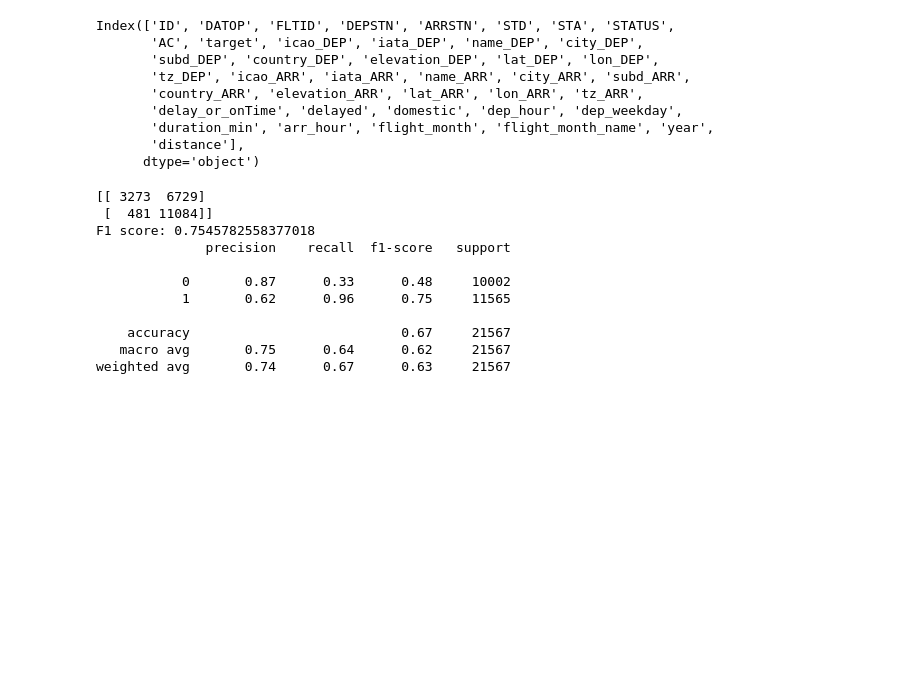
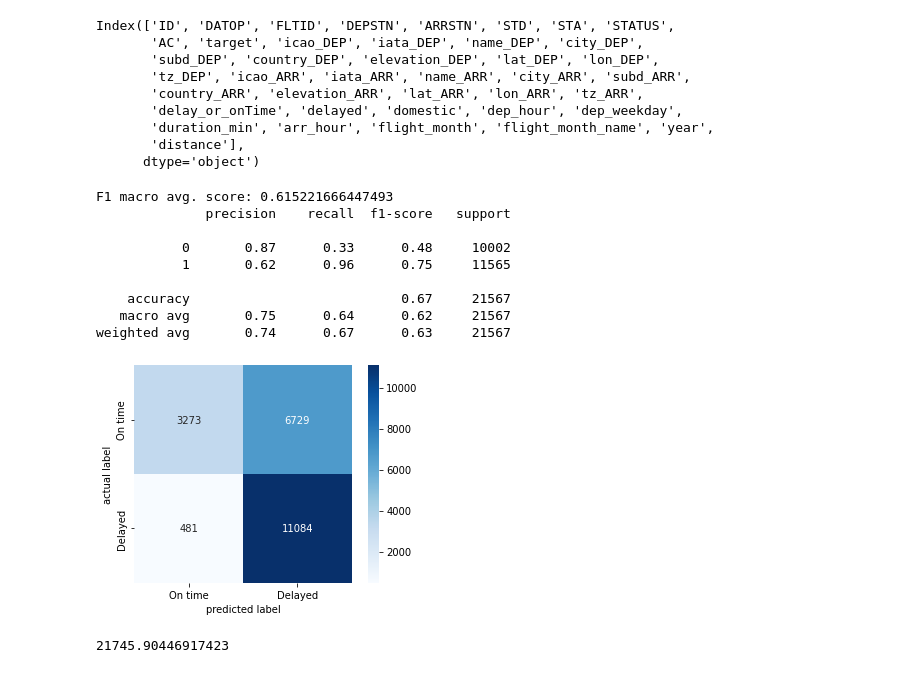
Before and after one commit to MalinSoetbeer/flight_delayed_challenge, a Jupyter notebook: modeling_malte.ipynb, the cells around one changed output. Saved outputs shown, nothing was run; the diff lists cells and outputs as text; code cells hidden in the pictures; blank space fills up the shorter version.

```diff
--- a/modeling_malte.ipynb
+++ b/modeling_malte.ipynb
@@ -45,8 +45,8 @@ Index(['ID', 'DATOP', 'FLTID', 'DEPSTN', 'ARRSTN', 'STD', 'STA', 'STATUS',
        'distance'],
       dtype='object')
 # %%
-# List of dropping feature
-drop_features = ['DATOP', 'ID','FLTID','STD', 'STA','target','icao_DEP', 'iata_DEP', 'name_DEP', 'city_DEP',
+# List of dropping feature classification
+drop_features_class = ['DATOP', 'ID','FLTID','STD', 'STA','target','icao_DEP', 'iata_DEP', 'name_DEP', 'city_DEP',
        'subd_DEP', 'country_DEP', 'elevation_DEP', 'lat_DEP', 'lon_DEP',
        'tz_DEP', 'icao_ARR', 'iata_ARR', 'name_ARR', 'city_ARR', 'subd_ARR',
        'country_ARR', 'elevation_ARR', 'lat_ARR', 'lon_ARR', 'tz_ARR','arr_hour', 'flight_month','delay_or_onTime', 'delayed']
@@ -57,21 +59,26 @@ y = train_df[['target', 'delayed']]
+# %%
+X_class = drop_column(train_df, drop_features_class)
+y_class = train_df['delayed']
+# For the regression
+X_reg = drop_column(train_df.query("delayed == 1"), drop_features_reg)
+y_reg = train_df.query("delayed == 1")['target']
 # %%
 # Train test split
-X_train_class, X_test_class, y_train_class, y_test_class = train_test_split(X_total, y['delayed'], test_size=0.2, stratify=y['delayed'], random_state=RSEED)
-X_train_reg, X_test_reg, y_train_reg, y_test_reg = train_test_split(X_total, y['target'], test_size=0.2, random_state=RSEED)
+X_train_class, X_test_class, y_train_class, y_test_class = train_test_split(X_class, y_class, test_size=0.2, stratify=y_class, random_state=RSEED)
+X_train_reg, X_test_reg, y_train_reg, y_test_reg = train_test_split(X_reg, y_reg, test_size=0.2, random_state=RSEED)
 # %%
 y_pred_dumm_class = dummie_class(X_test_class)
-print(confusion_matrix(y_test_class, y_pred_dumm_class))
-print('F1 score:', f1_score(y_test_class, y_pred_dumm_class))
+print('F1 macro avg. score:', f1_score(y_test_class, y_pred_dumm_class, average='macro'))
 print(classification_report(y_test_class, y_pred_dumm_class))
+plot_confusion_matrix(y_test_class, y_pred_dumm_class)
 # %% [output]
-[[ 3273  6729]
- [  481 11084]]
-F1 score: 0.7545782558377018
+F1 macro avg. score: 0.615221666447493
               precision    recall  f1-score   support
 
            0       0.87      0.33      0.48     10002
            1       0.62      0.96      0.75     11565
 
     accuracy                           0.67     21567
    macro avg       0.75      0.64      0.62     21567
 weighted avg       0.74      0.67      0.63     21567
+[figure, added]
@@ -77,0 +87,4 @@ weighted avg       0.74      0.67      0.63     21567
+# %%
+print(mean_squared_error(y_test_reg, y_pred_dumm_reg))
+# %% [output]
+21745.90446917423
```
Also changed, not shown: parts of 6 cells of this notebook, 1 other file.
